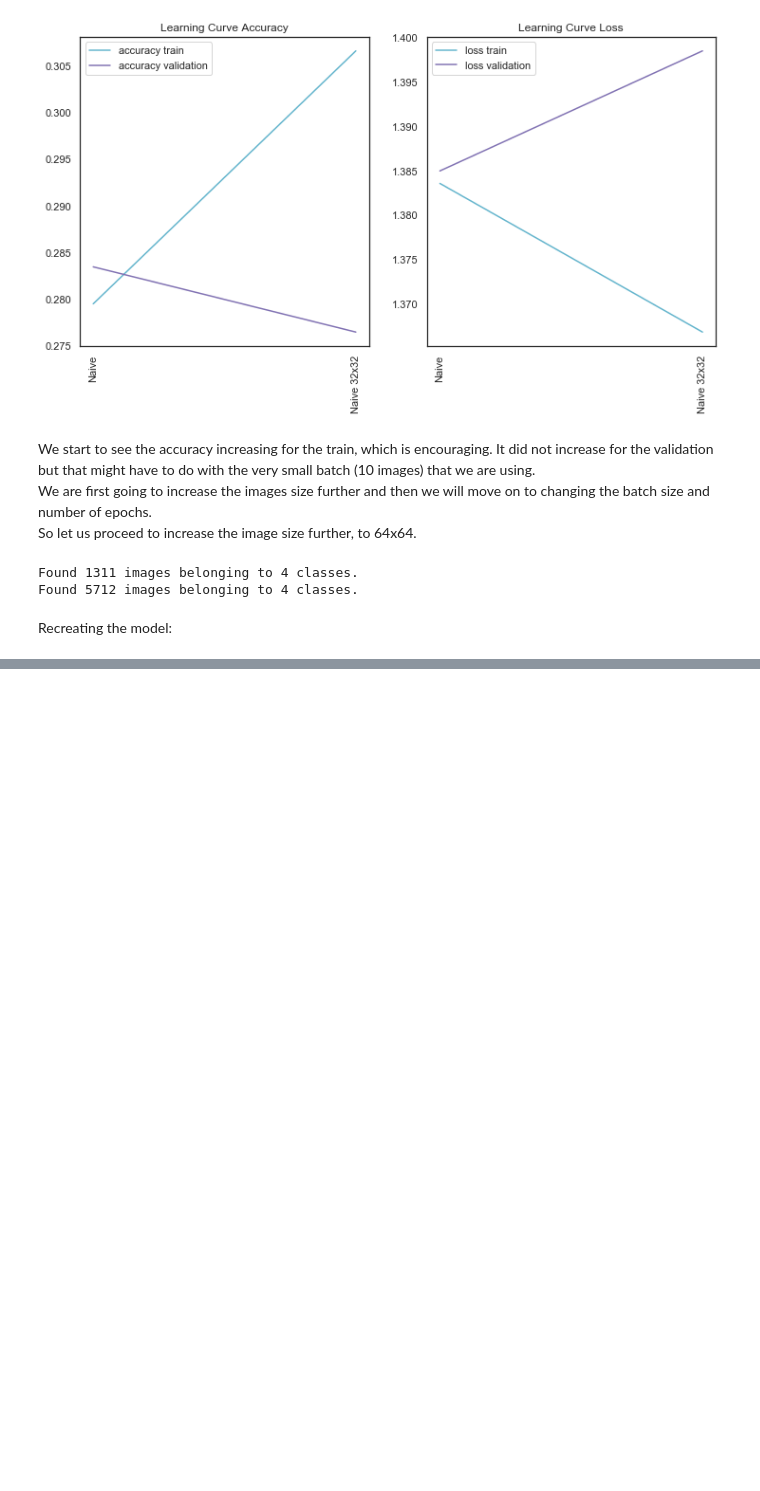
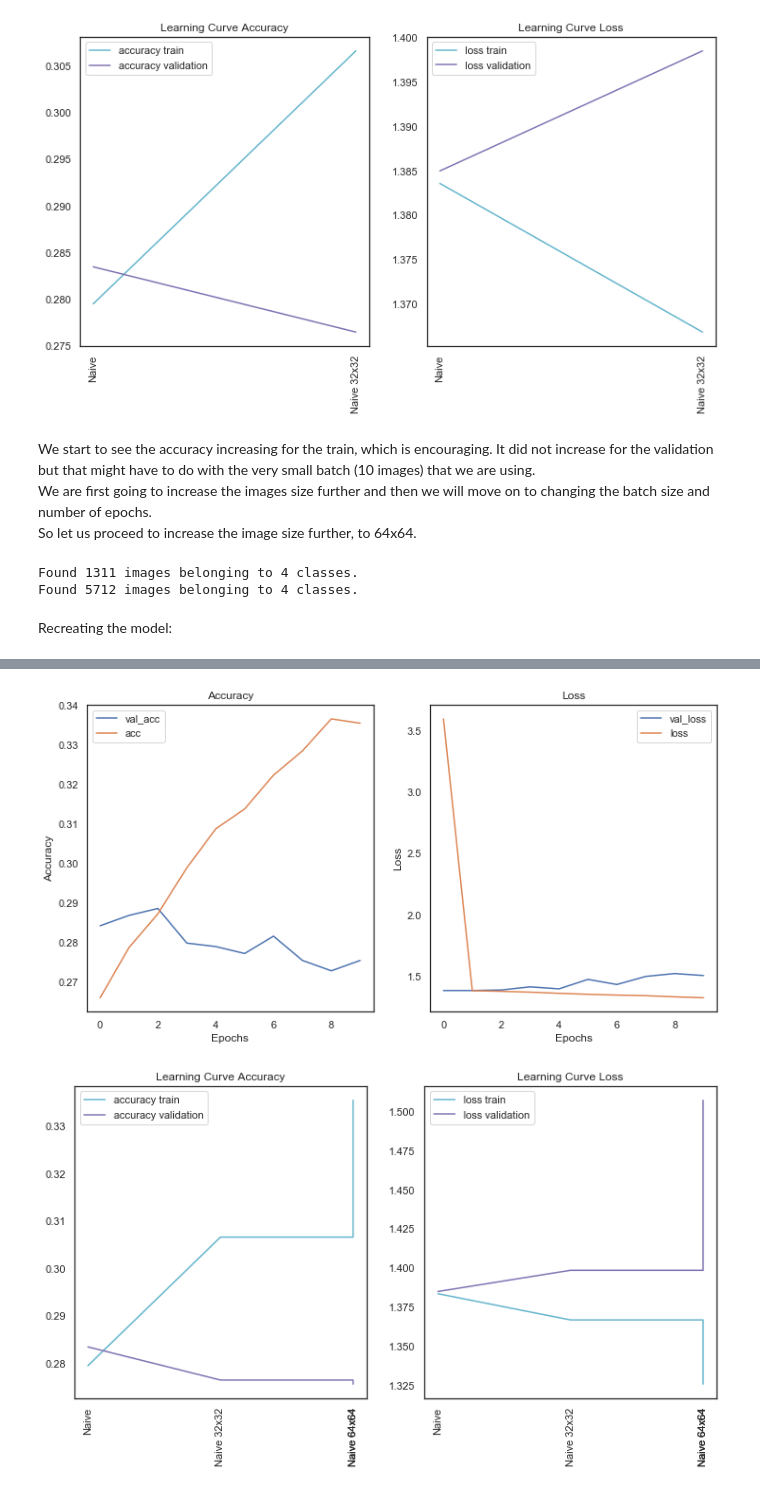
Before and after one commit to MNLKuzmin/BrainMRI, a Jupyter notebook: Second_ProjectBrainMRI.ipynb, the cells around one changed output, grey strips where cells are left out. Drawn from its saved outputs; the diff is of its cells as text; code cells hidden in the pictures; blank space fills up the shorter version.

```diff
--- a/Second_ProjectBrainMRI.ipynb
+++ b/Second_ProjectBrainMRI.ipynb
@@ -546,2 +561,5 @@ Epoch 3/10
 # %%
-df_res=model_results(model, history1, 'Naive 64x64', df_res, train_images, train_labels)
+df_res=model_results(model, history2, 'Naive 64x64', df_res, train_images, train_y)
+# %% [output]
+[figure, added]
+[figure, added]
```
Also changed, not shown: parts of 8 cells of this notebook.
